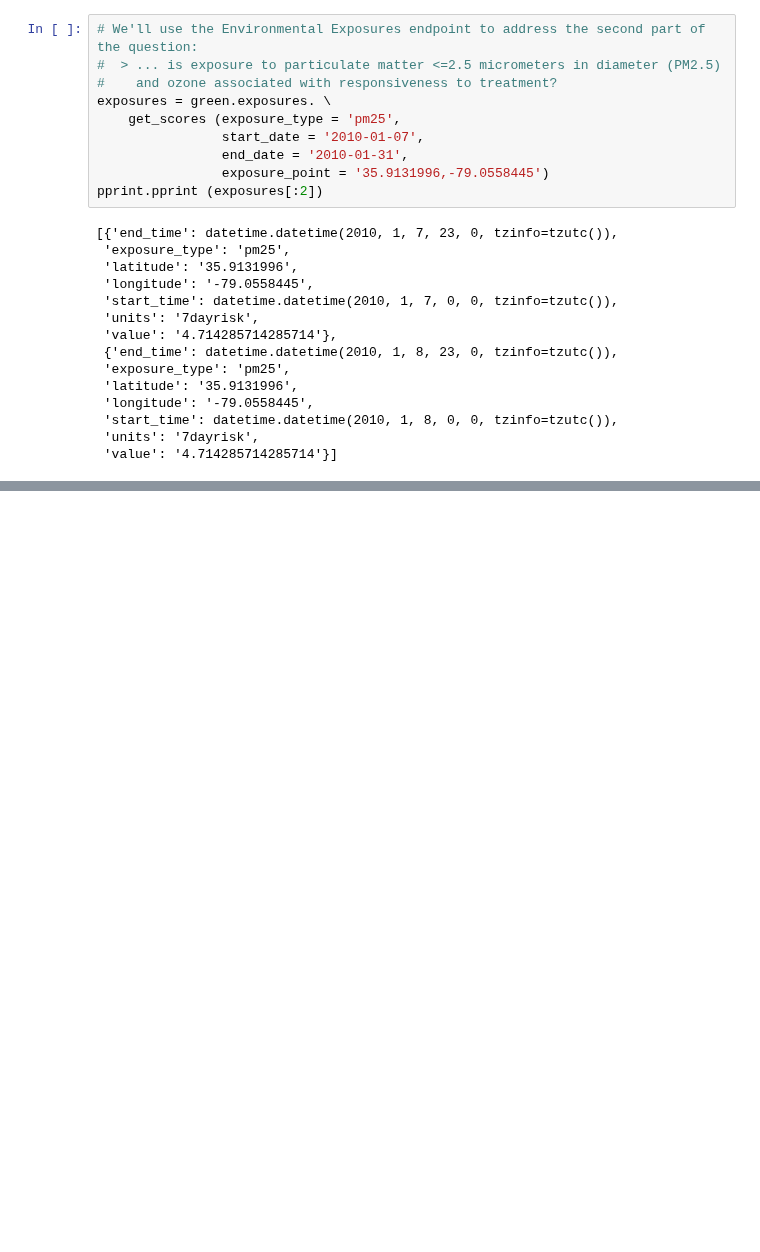
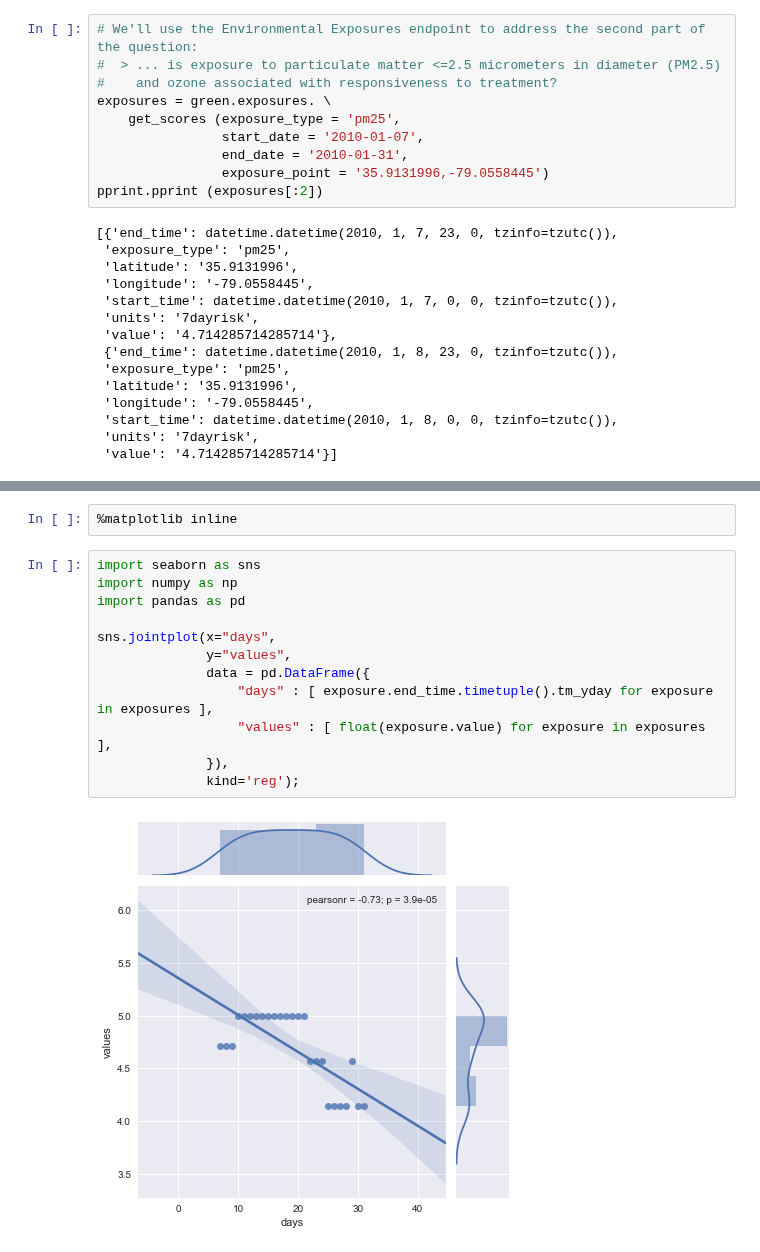
Before and after one commit to ncats/translator-workflows, a Jupyter notebook: GreenTeamQ1_Asthma_Outcomes_PM2.5_Ozone_Exposures/GreenTeamQ1_Asthma_Outcomes_PM2.5_Ozone_Exposures.ipynb, the cells around one changed output, grey strips where cells are left out. Drawn from its saved outputs; the diff is of its cells as text; blank space fills up the shorter version.

```diff
--- a/GreenTeamQ1_Asthma_Outcomes_PM2.5_Ozone_Exposures/GreenTeamQ1_Asthma_Outcomes_PM2.5_Ozone_Exposures.ipynb
+++ b/GreenTeamQ1_Asthma_Outcomes_PM2.5_Ozone_Exposures/GreenTeamQ1_Asthma_Outcomes_PM2.5_Ozone_Exposures.ipynb
@@ -30,0 +55,16 @@ pprint.pprint (exposures[:2])
+# %%
+%matplotlib inline
+# %%
+import seaborn as sns
+import numpy as np
+import pandas as pd
+
+sns.jointplot(x="days",
+              y="values",
+              data = pd.DataFrame({
+                  "days" : [ exposure.end_time.timetuple().tm_yday for exposure in exposures ],
+                  "values" : [ float(exposure.value) for exposure in exposures ],
+              }),
+              kind='reg');
+# %% [output]
+[figure, added]
```
Also changed, not shown: parts of 6 cells of this notebook, 1 other file.
